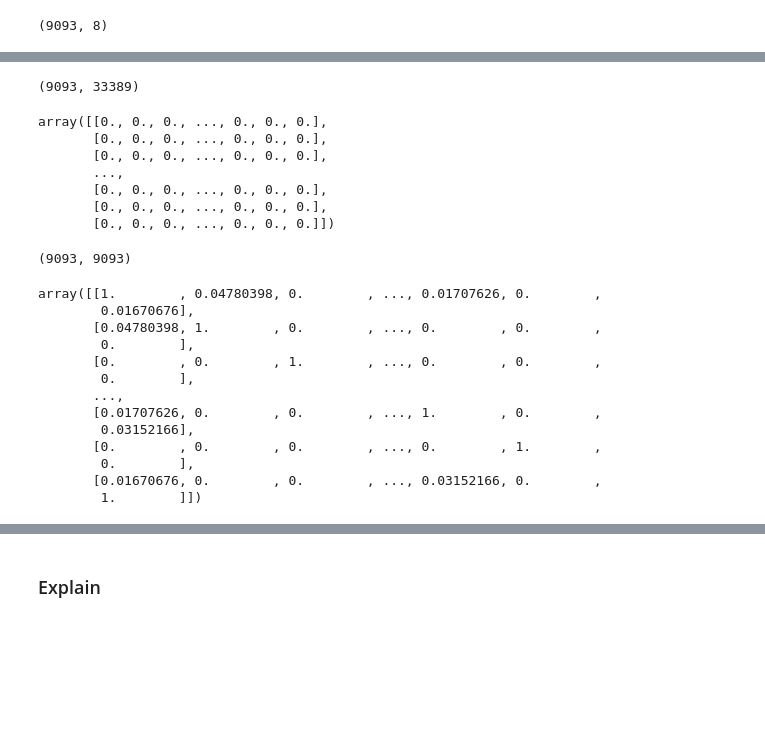
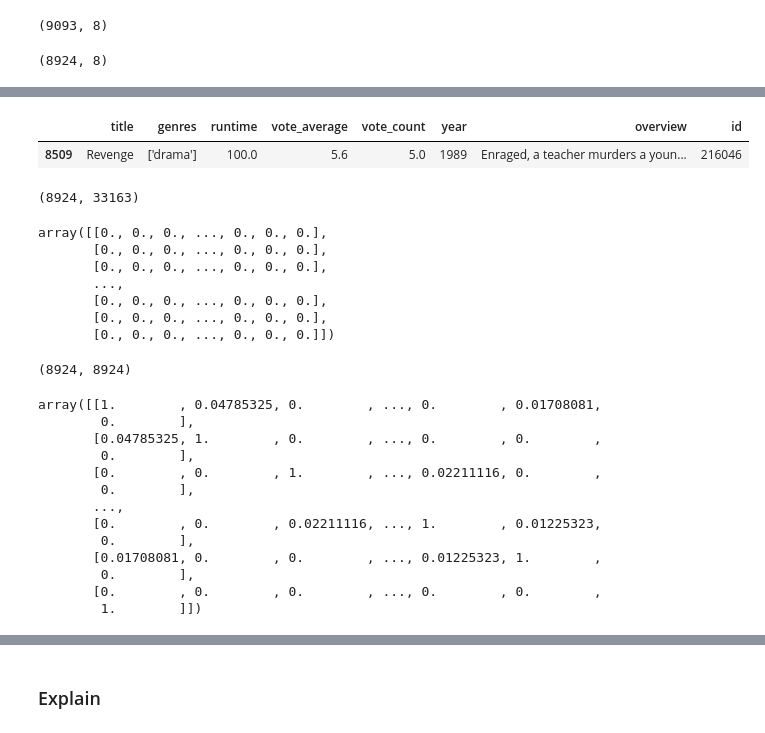
Before and after one commit to duybluemind1988/Hands-On-Recommendation-Systems-with-Python, a Jupyter notebook: Chapter4/Content Based Recommenders_DNN.ipynb, the cells around one changed output, grey strips where cells are left out. Cells and saved outputs as stored; diff of their text form; code cells hidden in the pictures; blank space fills up the shorter version.

```diff
--- a/Chapter4/Content Based Recommenders_DNN.ipynb
+++ b/Chapter4/Content Based Recommenders_DNN.ipynb
@@ -57,6 +57,11 @@ df=df.sample(frac=0.2,replace=False, random_state=1) #20% sample of the datafram
 df.shape
 # %% [output]
 (9093, 8)
+# %%
+df=df.drop_duplicates(subset='title', keep="first")
+df.shape
+# %% [output]
+(8924, 8)
 # %%
 df.reset_index(drop=True,inplace=True)
 # %%
@@ -68,6 +73,11 @@ df.head()
 | 2 | Snow Shark: Ancient Snow Beast | ['science fiction', 'horror'] | 80.0 | 4.0 | 2.0 | 2011 | 12 years ago during a scientific ... | 133953 |
 | 3 | Penny Serenade | ['drama', 'romance'] | 119.0 | 6.4 | 23.0 | 1941 | A light-hearted romantic drama st... | 43795 |
 | 4 | Iron And Silk | ['drama', 'comedy'] | 92.0 | 6.0 | 1.0 | 1991 | Iron and Silk is a 1990 movie bas... | 23981 |
+# %%
+df[df.title=='Revenge']
+# %% [output]
+|  | title | genres | runtime | vote_average | vote_count | year | overview | id |
+| 8509 | Revenge | ['drama'] | 100.0 | 5.6 | 5.0 | 1989 | Enraged, a teacher murders a youn... | 216046 |
 # %%
 #Import TfIdfVectorizer from the scikit-learn library
 from sklearn.feature_extraction.text import TfidfVectorizer
@@ -81,7 +91,7 @@ tfidf_matrix = tfidf.fit_transform(df['overview'])
 #Output the shape of tfidf_matrix
 tfidf_matrix.shape
 # %% [output]
-(9093, 33389)
+(8924, 33163)
 # %%
 tfidf_matrix.toarray()
 # %% [output]
@@ -102,19 +112,19 @@ cosine_sim = linear_kernel(tfidf_matrix, tfidf_matrix)
 print(cosine_sim.shape)
 cosine_sim
 # %% [output]
-(9093, 9093)
+(8924, 8924)
-array([[1.        , 0.04780398, 0.        , ..., 0.01707626, 0.        ,
-        0.01670676],
-       [0.04780398, 1.        , 0.        , ..., 0.        , 0.        ,
+array([[1.        , 0.04785325, 0.        , ..., 0.        , 0.01708081,
         0.        ],
-       [0.        , 0.        , 1.        , ..., 0.        , 0.        ,
+       [0.04785325, 1.        , 0.        , ..., 0.        , 0.        ,
+        0.        ],
+       [0.        , 0.        , 1.        , ..., 0.02211116, 0.        ,
         0.        ],
        ...,
-       [0.01707626, 0.        , 0.        , ..., 1.        , 0.        ,
-        0.03152166],
-       [0.        , 0.        , 0.        , ..., 0.        , 1.        ,
+       [0.        , 0.        , 0.02211116, ..., 1.        , 0.01225323,
         0.        ],
-       [0.01670676, 0.        , 0.        , ..., 0.03152166, 0.        ,
+       [0.01708081, 0.        , 0.        , ..., 0.01225323, 1.        ,
+        0.        ],
+       [0.        , 0.        , 0.        , ..., 0.        , 0.        ,
         1.        ]])
 # %%
 #Construct a reverse mapping of indices and movie titles, and drop duplicate titles, if any
```
Also changed, not shown: parts of 23 cells of this notebook.
